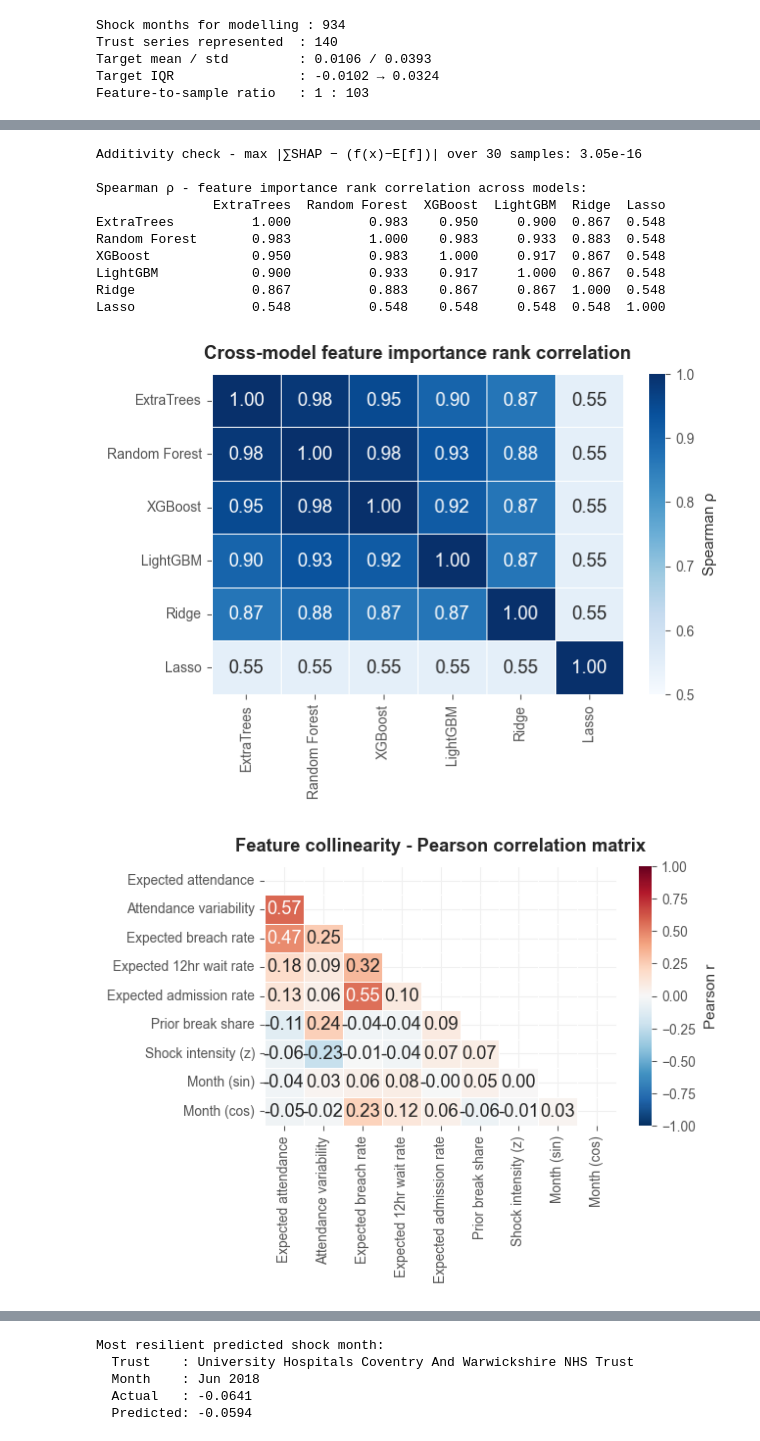
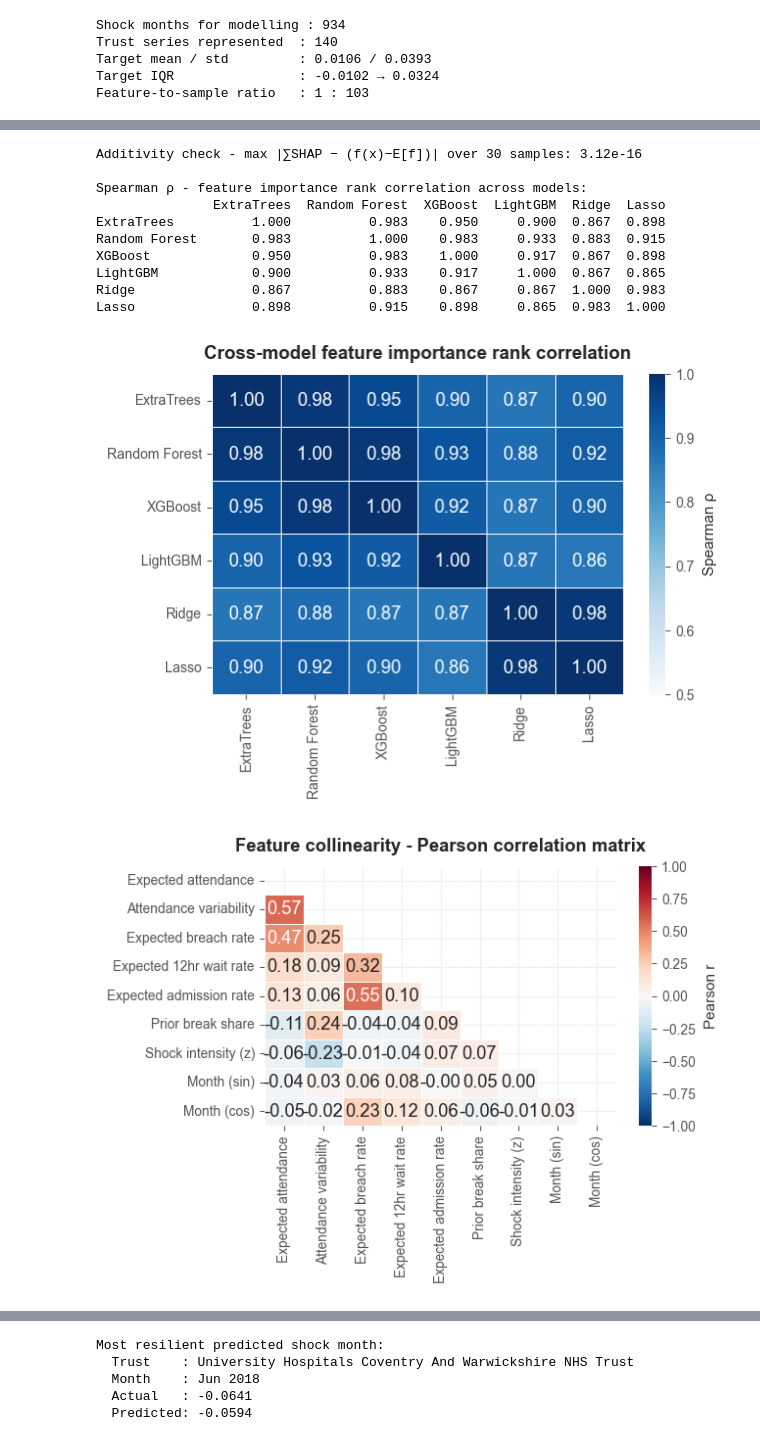
Before and after one commit to Maglehoj/42578-Project, a Jupyter notebook: Group19_42578-NHSA&E-Project.ipynb, the cells around one changed output, grey strips where cells are left out. Cells and saved outputs as stored; diff of their text form; code cells hidden in the pictures.

```diff
--- a/Gustav-main-book-v3-artifact-clean.ipynb
+++ b/Group19_42578-NHSA&E-Project.ipynb
@@ -963,8 +965,7 @@ Groups trusts by their demand-shock response profile using K-means on two featur
 df_clust = pd.read_csv(RESILIENCE_PATH)
 
 df_clust = df_clust[
-    df_clust["evidence_strength"].isin(["medium", "high"]) &
-    (df_clust["structural_break_share"] == 0)
+    df_clust["evidence_strength"].isin(["medium", "high"])
 ].copy()
 
 features = [
@@ -1697,7 +1699,7 @@ def cv_eval(make_fn, name):
 
 results = [
     cv_eval(lambda: Pipeline([("sc", StandardScaler()), ("r", Ridge(alpha=1.0))]),       "Ridge"),
-    cv_eval(lambda: Pipeline([("sc", StandardScaler()), ("r", Lasso(alpha=0.01, max_iter=5000))]), "Lasso"),
+    cv_eval(lambda: Pipeline([("sc", StandardScaler()), ("r", Lasso(alpha=0.001, max_iter=5000))]), "Lasso"),
     cv_eval(lambda: ExtraTreesRegressor(
         n_estimators=400, max_depth=10, min_samples_leaf=3,
         random_state=RANDOM_STATE, n_jobs=-1),                                            "ExtraTrees"),
@@ -1715,18 +1717,6 @@ results = [
 ]
 res_df = pd.DataFrame(results).sort_values("rmse")
 print(res_df.round(4).to_string(index=False))
-
-fig, ax = plt.subplots(figsize=(8, 3.5))
-ax.barh(res_df["model"], res_df["rmse"],
-        xerr=res_df["rmse_std"], color=C_BLUE, alpha=0.80,
-        capsize=4, error_kw={"linewidth": 1.0})
-ax.invert_yaxis()
-ax.set_xlabel("CV RMSE  (GroupKFold by trust series, lower = better)")
-ax.set_title("Model comparison - predicting breach impact during shock months")
-for i, (rmse, r2) in enumerate(zip(res_df["rmse"], res_df["r2"])):
-    ax.text(rmse + 0.0003, i, f"R² = {r2:+.3f}", va="center", fontsize=9, color=C_DARK)
-fig.tight_layout()
-plt.show()
 # %% [output]
         model   rmse  rmse_std     r2
    ExtraTrees 0.0354    0.0017 0.1752
@@ -1753,7 +1742,7 @@ lgb_full   = lgb.LGBMRegressor(n_estimators=400, max_depth=4, learning_rate=0.05
                                  subsample=0.8, colsample_bytree=0.8,
                                  random_state=RANDOM_STATE, n_jobs=-1, verbose=-1)
 ridge_full = Pipeline([("sc", StandardScaler()), ("r", Ridge(alpha=1.0))])
-lasso_full = Pipeline([("sc", StandardScaler()), ("r", Lasso(alpha=0.01, max_iter=5000))])
+lasso_full = Pipeline([("sc", StandardScaler()), ("r", Lasso(alpha=0.001, max_iter=5000))])
 
 for mdl in [et_full, rf_full, xgb_full, lgb_full, ridge_full, lasso_full]:
     mdl.fit(X, y)
@@ -1850,14 +1839,14 @@ for a, b, r in sorted(high_corr, key=lambda x: -abs(x[2])):
-Additivity check - max |∑SHAP − (f(x)−E[f])| over 30 samples: 3.05e-16
+Additivity check - max |∑SHAP − (f(x)−E[f])| over 30 samples: 3.12e-16
 
 Spearman ρ - feature importance rank correlation across models:
                ExtraTrees  Random Forest  XGBoost  LightGBM  Ridge  Lasso
-ExtraTrees          1.000          0.983    0.950     0.900  0.867  0.548
-Random Forest       0.983          1.000    0.983     0.933  0.883  0.548
-XGBoost             0.950          0.983    1.000     0.917  0.867  0.548
-LightGBM            0.900          0.933    0.917     1.000  0.867  0.548
-Ridge               0.867          0.883    0.867     0.867  1.000  0.548
-Lasso               0.548          0.548    0.548     0.548  0.548  1.000
+ExtraTrees          1.000          0.983    0.950     0.900  0.867  0.898
+Random Forest       0.983          1.000    0.983     0.933  0.883  0.915
+XGBoost             0.950          0.983    1.000     0.917  0.867  0.898
+LightGBM            0.900          0.933    0.917     1.000  0.867  0.865
+Ridge               0.867          0.883    0.867     0.867  1.000  0.983
+Lasso               0.898          0.915    0.898     0.865  0.983  1.000
-[figure, old version]
+[figure, new version]
 [figure]
 Feature pairs with |r| > 0.3:
   Attendance variability         ↔ Expected attendance             r = +0.574
```
Also changed, not shown: parts of 20 cells of this notebook, 2 other files.
